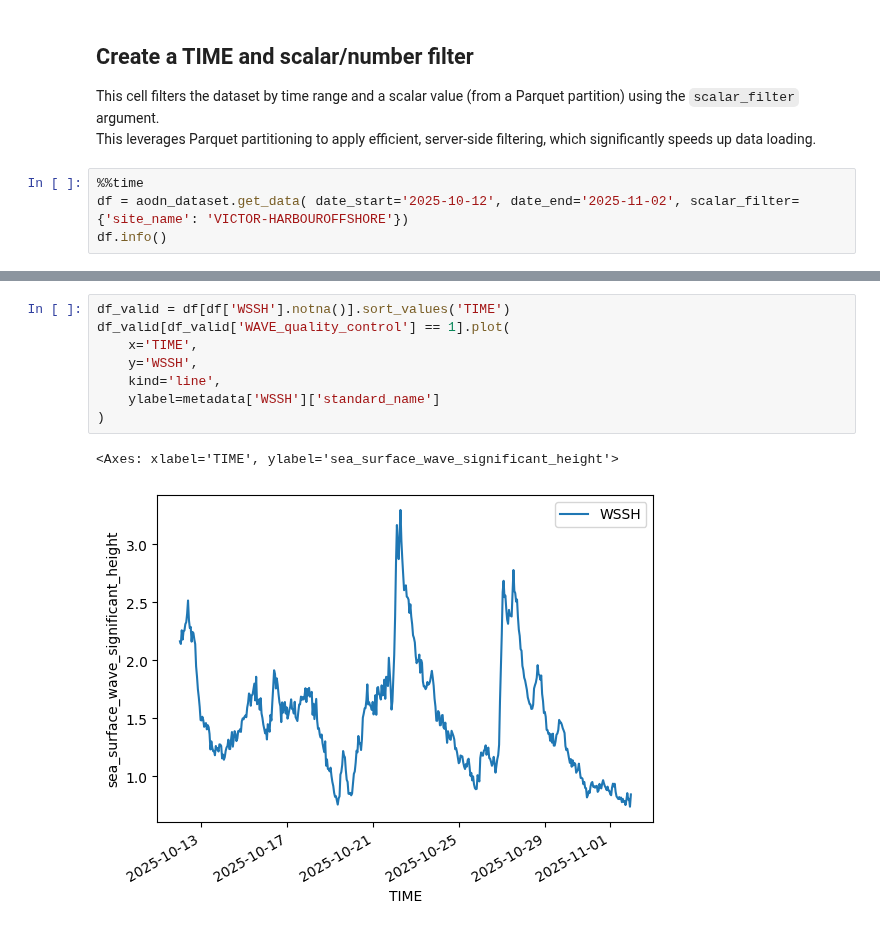
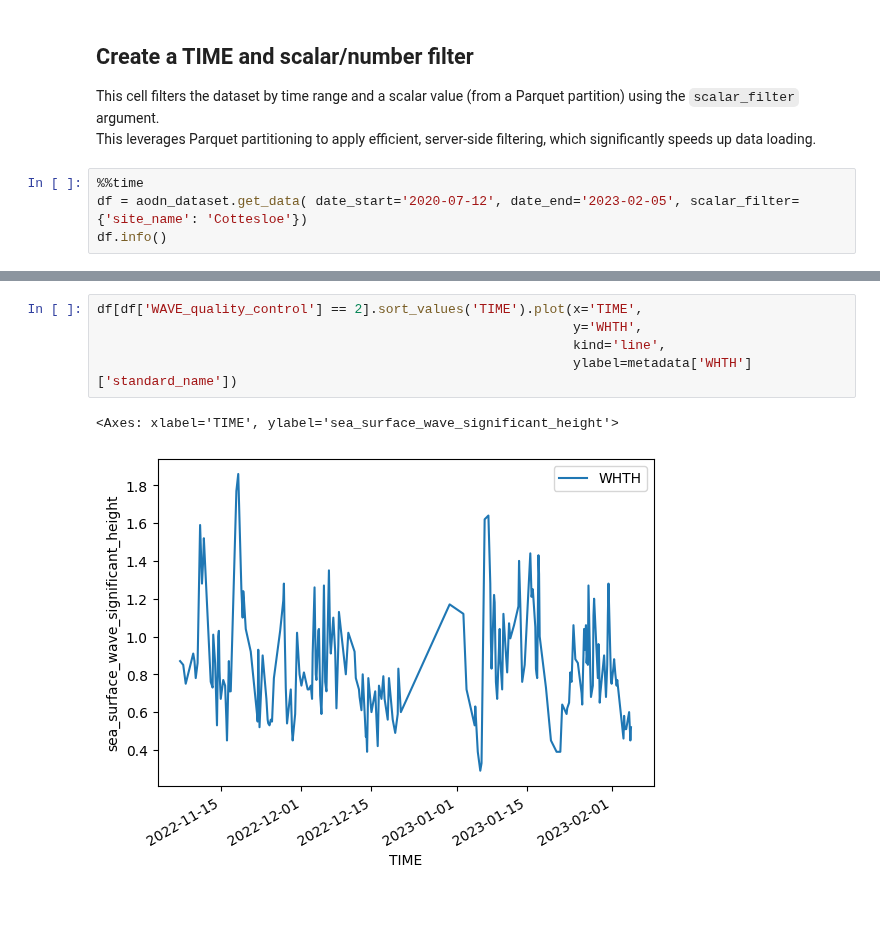
Before and after one commit to aodn/aodn_cloud_optimised, a Jupyter notebook: notebooks/wave_buoy_realtime_nonqc.ipynb, the cells around one changed output, grey strips where cells are left out. Cells and saved outputs as stored; diff of their text form.

```diff
--- a/notebooks/wave_buoy_realtime_nonqc.ipynb
+++ b/notebooks/wave_buoy_realtime_nonqc.ipynb
@@ -154,6 +162,6 @@ This cell filters the dataset by time range and a scalar value (from a Parquet p
 This leverages Parquet partitioning to apply efficient, server-side filtering, which significantly speeds up data loading.
 # %%
 %%time
-df = aodn_dataset.get_data( date_start='2025-10-12', date_end='2025-11-02', scalar_filter= {'site_name': 'VICTOR-HARBOUROFFSHORE'})
+df = aodn_dataset.get_data( date_start='2020-07-12', date_end='2023-02-05', scalar_filter= {'site_name': 'Cottesloe'})
 df.info()
 # %% [output]
@@ -178,11 +187,8 @@ Wall time: 1.01 s
 # %%
-df_valid = df[df['WSSH'].notna()].sort_values('TIME')
-df_valid[df_valid['WAVE_quality_control'] == 1].plot(
-    x='TIME',
-    y='WSSH',
-    kind='line',
-    ylabel=metadata['WSSH']['standard_name']
-)
+df[df['WAVE_quality_control'] == 2].sort_values('TIME').plot(x='TIME',
+                                                             y='WHTH',
+                                                             kind='line',
+                                                             ylabel=metadata['WHTH']['standard_name'])
 # %% [output]
 <Axes: xlabel='TIME', ylabel='sea_surface_wave_significant_height'>
-[figure, old version]
+[figure, new version]
```
Also changed, not shown: parts of 10 cells of this notebook, 10 other files.
